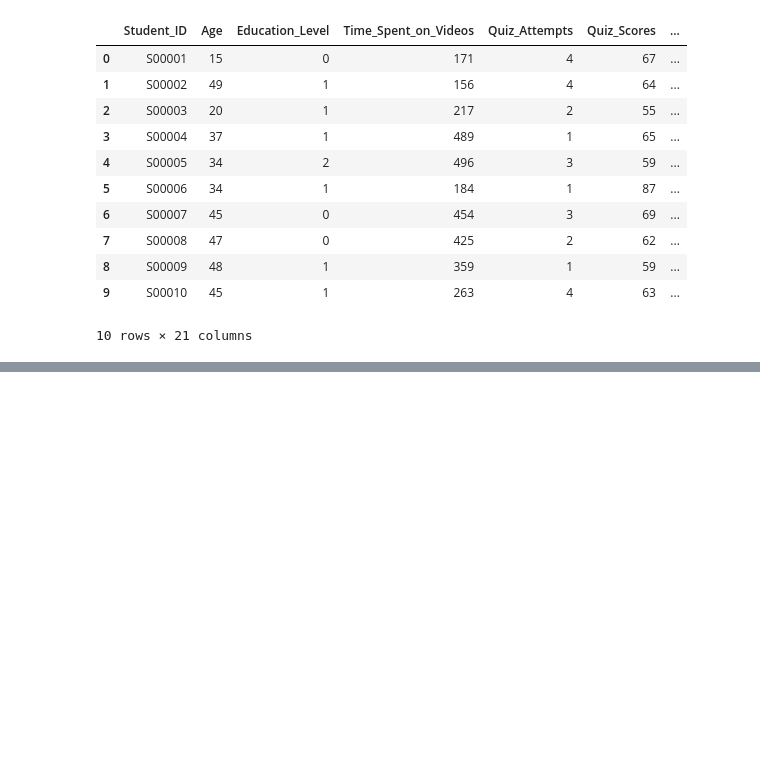
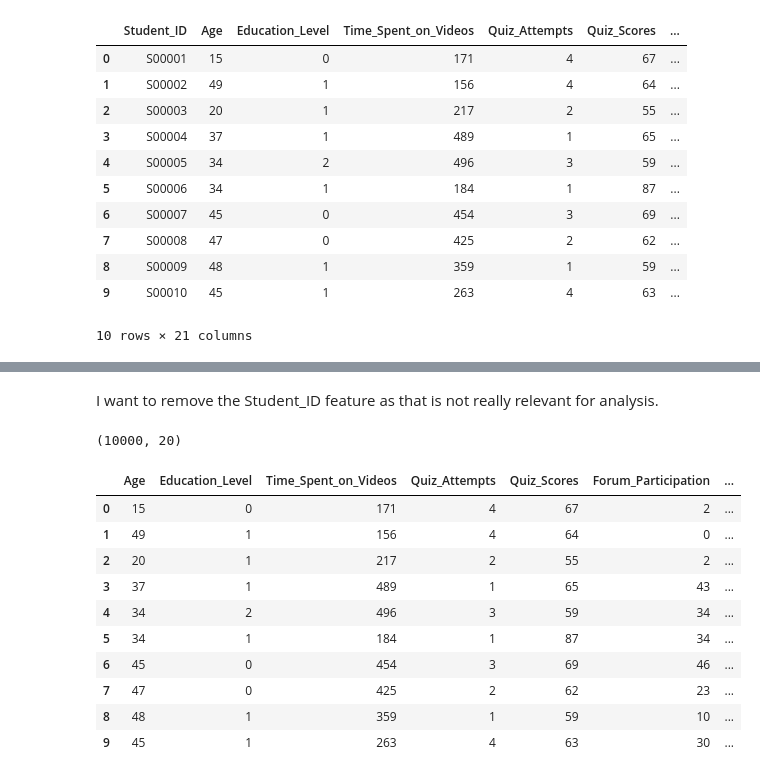
Before and after one commit to narendran-manoharan/synthetic_learning_behavior_analysis, a Jupyter notebook: project_work_jupyter_notebooks/synthetic_learning_behavior_analysis_transform.ipynb, the cells around one changed output, grey strips where cells are left out. Drawn from its saved outputs; the diff is of its cells as text; code cells hidden in the pictures; blank space fills up the shorter version.

```diff
--- a/project_work_jupyter_notebooks/synthetic_learning_behavior_analysis_transform.ipynb
+++ b/project_work_jupyter_notebooks/synthetic_learning_behavior_analysis_transform.ipynb
@@ -207,0 +228,21 @@ Iterated with ChatGPT and asked it to write a OneHotEncoder code for a sampled d
+# %% [markdown]
+I want to remove the Student_ID feature as that is not really relevant for analysis.
+# %%
+df_transformed = df_encoded.drop(columns = ["Student_ID"]) #Removing the Student_ID feature as it is not relevant for analysis.
+
+print(df_transformed.shape) #Checking the shape of the final transformed dataset.
+
+df_transformed.head(10)
+# %% [output]
+(10000, 20)
+|  | Age | Education_Level | Time_Spent_on_Videos | Quiz_Attempts | Quiz_Scores | Forum_Participation | ... |
+| 0 | 15 | 0 | 171 | 4 | 67 | 2 | ... |
+| 1 | 49 | 1 | 156 | 4 | 64 | 0 | ... |
+| 2 | 20 | 1 | 217 | 2 | 55 | 2 | ... |
+| 3 | 37 | 1 | 489 | 1 | 65 | 43 | ... |
+| 4 | 34 | 2 | 496 | 3 | 59 | 34 | ... |
+| 5 | 34 | 1 | 184 | 1 | 87 | 34 | ... |
+| 6 | 45 | 0 | 454 | 3 | 69 | 46 | ... |
+| 7 | 47 | 0 | 425 | 2 | 62 | 23 | ... |
+| 8 | 48 | 1 | 359 | 1 | 59 | 10 | ... |
+| 9 | 45 | 1 | 263 | 4 | 63 | 30 | ... |
```
Also changed, not shown: parts of 15 cells of this notebook.
